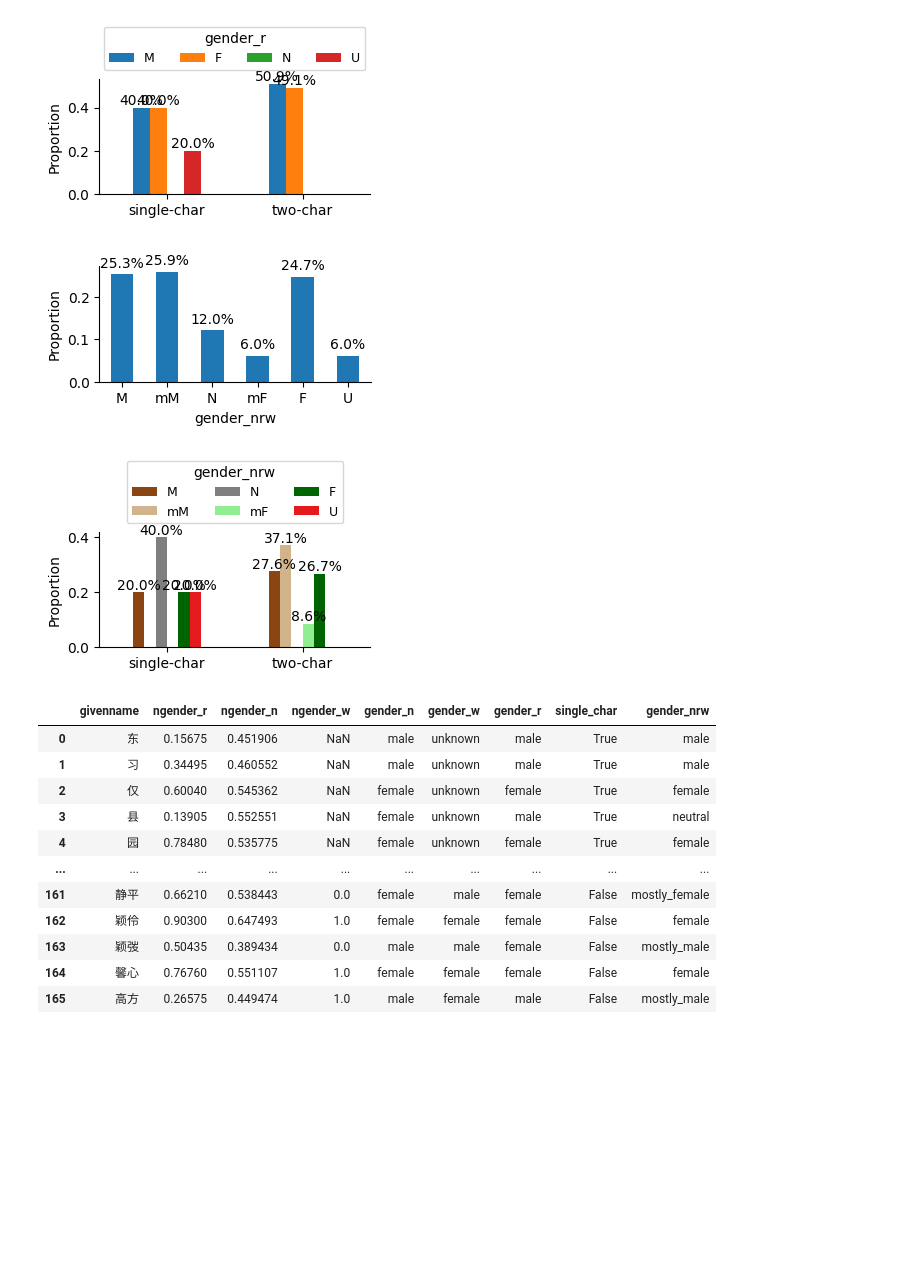
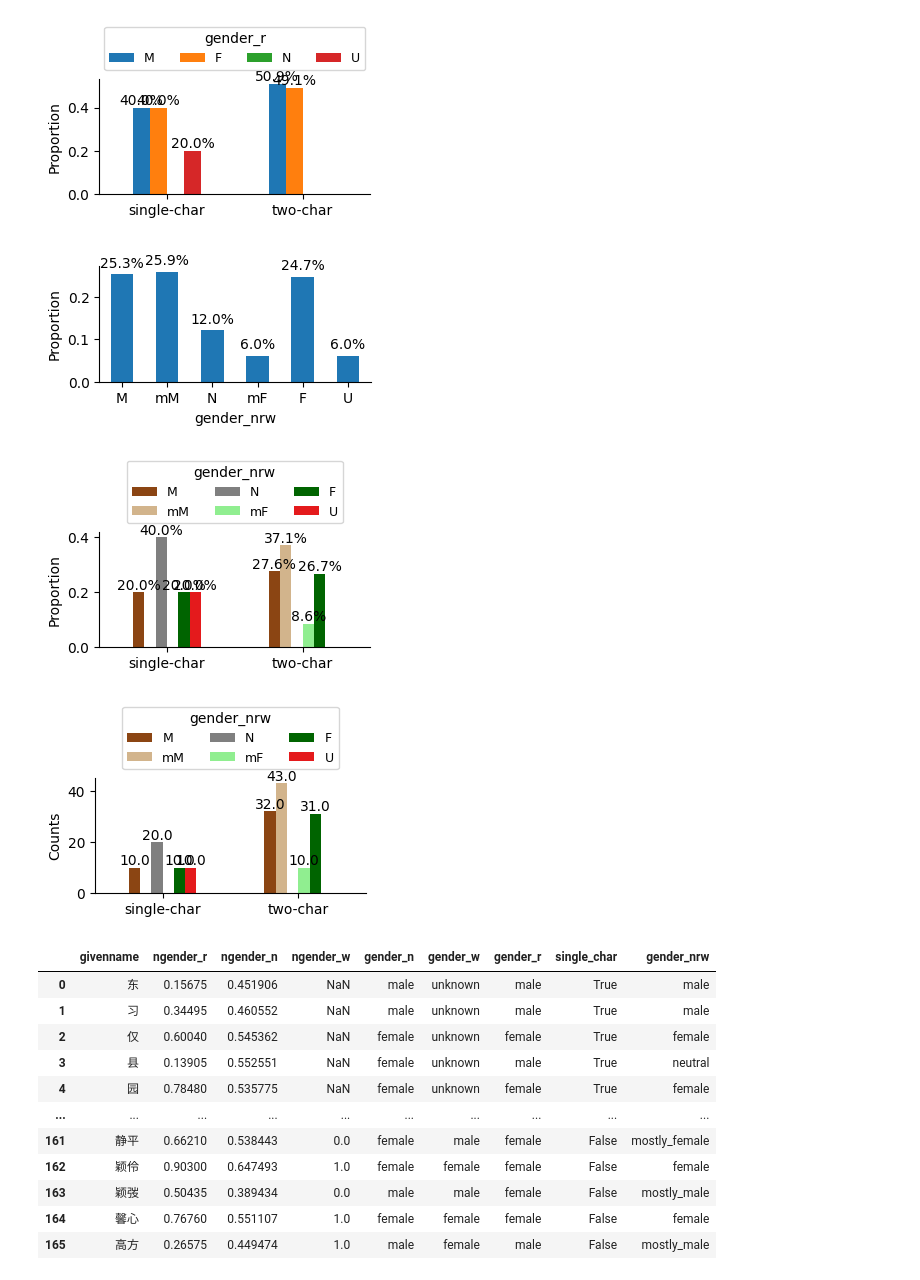
Before and after one commit to CSHVienna/chinese-names-gender, a Jupyter notebook: code/notebooks/chinese_gender_comparison.ipynb, the cells around one changed output. Saved outputs shown, nothing was run; the diff lists cells and outputs as text; code cells hidden in the pictures; blank space fills up the shorter version.

```diff
--- a/code/notebooks/chinese_gender_comparison.ipynb
+++ b/code/notebooks/chinese_gender_comparison.ipynb
@@ -133,6 +133,7 @@ tc.df_ch_genders_gt
 # %%
 GENDER_LABEL_MAP = {'male': 'M', 'female': 'F', 'neutral': 'N', 'unknown': 'U', 'mostly_female':'mF', 'mostly_male':'mM'}
 import matplotlib.colors as mcolors
+from requests_cache import normalize_params
 
 # Define the colors for each category
 DIV_COLORS = {
@@ -161,7 +162,7 @@ def _barplot(data, cat_col, figsize=(3.5,1.5), order=None):
     ax.spines['top'].set_visible(False)
     ax.spines['right'].set_visible(False)
 
-def plot_gender_by_charlen(data, cat_col='gender_n', figsize=(3.5,1.5), order=None, **kargs):
+def plot_gender_by_charlen(data, cat_col='gender_n', normalized=True, figsize=(3.5,1.5), order=None, **kargs):
     from matplotlib import cm
     import matplotlib.pyplot as plt
     import pandas as pd
@@ -175,7 +176,7 @@ def plot_gender_by_charlen(data, cat_col='gender_n', figsize=(3.5,1.5), order=No
         df.groupby(['single_char', cat_col], observed=False)
         .size()
         .groupby(level=0)
-        .apply(lambda x: x / x.sum())
+        .apply(lambda x: x / (x.sum() if normalized else 1))
         .unstack(fill_value=0)
     )
     if order is not None:
@@ -187,14 +188,15 @@ def plot_gender_by_charlen(data, cat_col='gender_n', figsize=(3.5,1.5), order=No
 
     ax = data.plot(kind='bar', stacked=False, rot=0, figsize=figsize, cmap=cmap)
     ax.set_xticklabels([data.index[0][0], data.index[1][0]], rotation=0)
-    ax.set_ylabel('Proportion')
+    ax.set_ylabel('Proportion' if normalized else 'Counts')
     ax.set_xlabel('')
     ax.spines['top'].set_visible(False)
     ax.spines['right'].set_visible(False)
     for p in ax.patches:
         height = p.get_height()
         if height > 0:
-            ax.annotate(f"{height:.1%}", (p.get_x() + p.get_width() / 2, height),
+            ax.annotate(f"{height:.1%}" if normalized else height,
+                        (p.get_x() + p.get_width() / 2, height),
                         ha='center', va='bottom', fontsize=10)
     ncol = kargs.pop('ncol', len(order))
     ax.legend(loc='lower center', bbox_to_anchor=(0.5, 1.02), ncol=ncol, fontsize=9, title=cat_col)
@@ -298,24 +300,26 @@ plot_gender_by_charlen(tmp, cat_col, figsize=(3.5,1.5), order=order)
 # %%
 tmp = tc.df_ch_genders_gt.copy()
 tmp.loc[:,'gender_r'] = tmp.ngender_r.apply(lambda v: categorical.UNKNOWN if tools_comparison.pd.isna(v) else 'female' if v>0.5 else 'male' if v<0.5 else 'neutral')
 
 tmp.loc[:,'gender_nrw'] = tmp.apply(lambda row:
                                                 row.gender_n if row.gender_n == row.gender_r and row.gender_w == categorical.UNKNOWN and row.single_char else
                                                 row.gender_n if row.gender_n == row.gender_w and row.gender_n == row.gender_r else
                                                 categorical.MOSTLY_FEMALE if row.gender_n == row.gender_w and row.gender_n != row.gender_r and row.gender_n == categorical.FEMALE else
                                                 categorical.MOSTLY_FEMALE if row.gender_n == row.gender_r and row.gender_n != row.gender_w and row.gender_n == categorical.FEMALE else
                                                 categorical.MOSTLY_FEMALE if row.gender_r == row.gender_w and row.gender_r != row.gender_n and row.gender_n == categorical.FEMALE else
                                                 categorical.MOSTLY_MALE if row.gender_n == row.gender_w and row.gender_n != row.gender_r and row.gender_n == categorical.MALE else
                                                 categorical.MOSTLY_MALE if row.gender_n == row.gender_r and row.gender_n != row.gender_w and row.gender_n == categorical.MALE else
                                                 categorical.MOSTLY_MALE if row.gender_r == row.gender_w and row.gender_r != row.gender_n and row.gender_n == categorical.MALE else
                                                 categorical.NEUTRAL, axis=1)
 cat_col = 'gender_nrw'
 order_6 = ['M','mM','N','mF','F','U']
 _barplot(tmp, cat_col, figsize=(3.5,1.5), order=order_6)
 plot_gender_by_charlen(tmp, cat_col, figsize=(3.5,1.5), order=order_6, ncol=3, cmap=True)
+plot_gender_by_charlen(tmp, cat_col, normalized=False, figsize=(3.5,1.5), order=order_6, ncol=3, cmap=True)
 # %% [output]
 [figure]
 [figure]
+[figure, added]
 # %%
 tmp[['givenname','ngender_r','ngender_n','ngender_w','gender_n','gender_w','gender_r','single_char', 'gender_nrw']]
 # %% [output]
```
Also changed, not shown: parts of 1 cell of this notebook, 8 other files.
